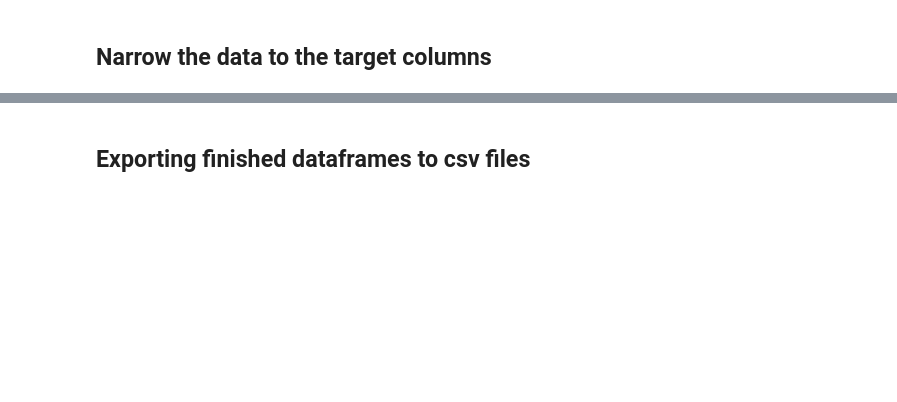
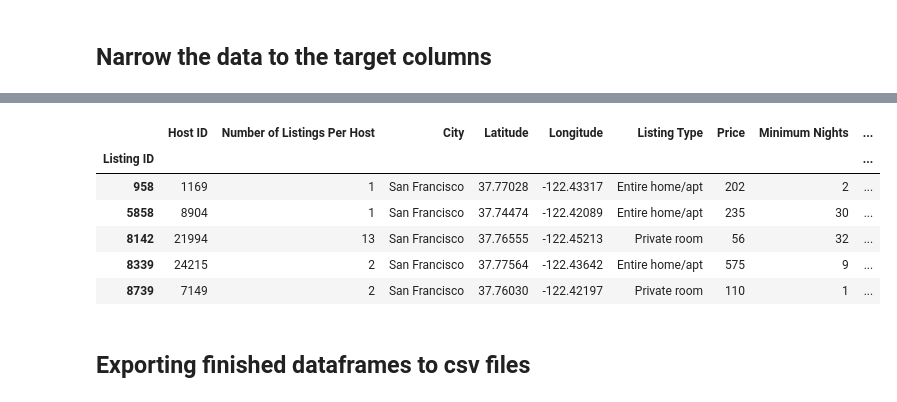
Before and after one commit to brnkath/project-1, a Jupyter notebook: Airbnb.ipynb, the cells around one changed output, grey strips where cells are left out. Cells and saved outputs as stored; diff of their text form; code cells hidden in the pictures; blank space fills up the shorter version.

```diff
--- a/Airbnb.ipynb
+++ b/Airbnb.ipynb
@@ -121,3 +143,41 @@ KeyError: "None of [Index(['id', 'name', 'neighborhood', 'latitude', 'longitude'
+# %%
+
+# Select specific columns for review
+df_2023 = df_2023[["id", "name", "host_id", "latitude", "longitude", "room_type", "price", "minimum_nights", "number_of_reviews", "calculated_host_listings_count", "availability_365", "city"]]
+# %%
+# Rename the columns
+df_2023 = df_2023.rename(columns={"id": "Listing ID",
+                                  "name": "Description",
+                                  "host_id": "Host ID",
+                                  "calculated_host_listings_count":  "Number of Listings Per Host",
+                                  "latitude": "Latitude",
+                                  "longitude": "Longitude",
+                                  "room_type": "Listing Type",
+                                  "price": "Price",
+                                  "minimum_nights": "Minimum Nights",
+                                  "number_of_reviews":
+                                  "Number of Reviews",
+                                  "availability_365": "Availability",
+                                  "city": "City"})
+# %%
+# Reorganize the columns
+df_2023 = df_2023[["Listing ID", "Host ID", "Number of Listings Per Host", "City", "Latitude", "Longitude", "Listing Type", "Price", "Minimum Nights", "Availability", "Number of Reviews"]]
+# %%
+df_2023 = df_2023.loc[df_2023["Availability"] != 0]
+# %%
+# Set the index to listing id
+df_2023 = df_2023.set_index("Listing ID")
+
+# Display
+df_2023.head()
+# %% [output]
+|  | Host ID | Number of Listings Per Host | City | Latitude | Longitude | Listing Type | Price | Minimum Nights | ... |
+| Listing ID |  |  |  |  |  |  |  |  | ... |
+| 958 | 1169 | 1 | San Francisco | 37.77028 | -122.43317 | Entire home/apt | 202 | 2 | ... |
+| 5858 | 8904 | 1 | San Francisco | 37.74474 | -122.42089 | Entire home/apt | 235 | 30 | ... |
+| 8142 | 21994 | 13 | San Francisco | 37.76555 | -122.45213 | Private room | 56 | 32 | ... |
+| 8339 | 24215 | 2 | San Francisco | 37.77564 | -122.43642 | Entire home/apt | 575 | 9 | ... |
+| 8739 | 7149 | 2 | San Francisco | 37.76030 | -122.42197 | Private room | 110 | 1 | ... |
 # %% [markdown]
 ## Exporting finished dataframes to csv files
 # %%
```
Also changed, not shown: parts of 8 cells of this notebook, 2 other files.
